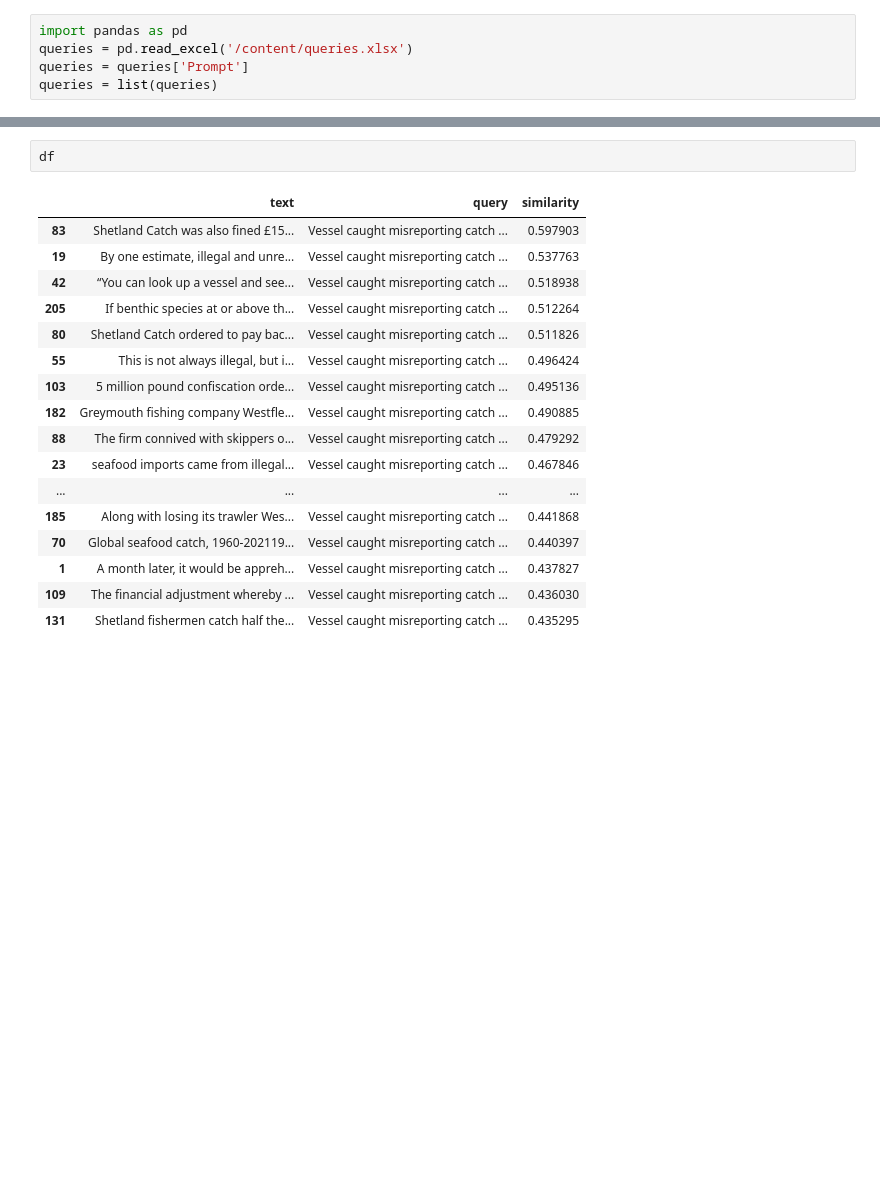
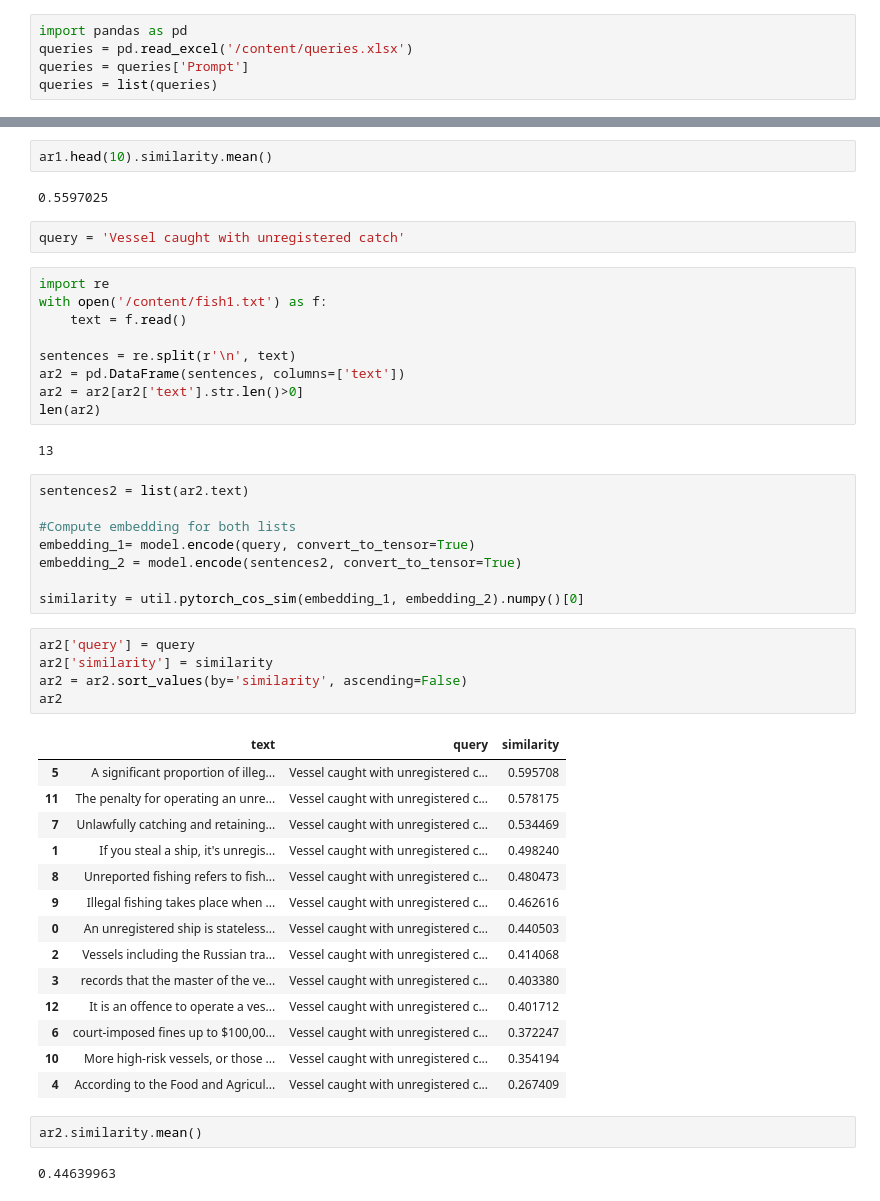
Before and after one commit to MYOUSSF/m2pi-ncis-prompts, a Jupyter notebook: Similarities.ipynb, the cells around one changed output, grey strips where cells are left out. Saved outputs shown, nothing was run; the diff lists cells and outputs as text; blank space fills up the shorter version.

```diff
--- a/Similarities.ipynb
+++ b/Similarities.ipynb
@@ -57,20 +60,49 @@ df = df.sort_values(by='similarity', ascending=False).head(20)
-# %%
-df
-# %% [output]
-|  | text | query | similarity |
-| 83 | Shetland Catch was also fined £15... | Vessel caught misreporting catch ... | 0.597903 |
-| 19 | By one estimate, illegal and unre... | Vessel caught misreporting catch ... | 0.537763 |
-| 42 | “You can look up a vessel and see... | Vessel caught misreporting catch ... | 0.518938 |
-| 205 | If benthic species at or above th... | Vessel caught misreporting catch ... | 0.512264 |
-| 80 | Shetland Catch ordered to pay bac... | Vessel caught misreporting catch ... | 0.511826 |
-| 55 | This is not always illegal, but i... | Vessel caught misreporting catch ... | 0.496424 |
-| 103 | 5 million pound confiscation orde... | Vessel caught misreporting catch ... | 0.495136 |
-| 182 | Greymouth fishing company Westfle... | Vessel caught misreporting catch ... | 0.490885 |
-| 88 | The firm connived with skippers o... | Vessel caught misreporting catch ... | 0.479292 |
-| 23 | seafood imports came from illegal... | Vessel caught misreporting catch ... | 0.467846 |
-| ... | ... | ... | ... |
-| 185 | Along with losing its trawler Wes... | Vessel caught misreporting catch ... | 0.441868 |
-| 70 | Global seafood catch, 1960-202119... | Vessel caught misreporting catch ... | 0.440397 |
-| 1 | A month later, it would be appreh... | Vessel caught misreporting catch ... | 0.437827 |
-| 109 | The financial adjustment whereby ... | Vessel caught misreporting catch ... | 0.436030 |
-| 131 | Shetland fishermen catch half the... | Vessel caught misreporting catch ... | 0.435295 |
+# %%
+ar1.head(10).similarity.mean()
+# %% [output]
+0.5597025
+# %%
+query = 'Vessel caught with unregistered catch'
+# %%
+import re
+with open('/content/fish1.txt') as f:
+    text = f.read()
+
+sentences = re.split(r'\n', text)
+ar2 = pd.DataFrame(sentences, columns=['text'])
+ar2 = ar2[ar2['text'].str.len()>0]
+len(ar2)
+# %% [output]
+13
+# %%
+sentences2 = list(ar2.text)
+
+#Compute embedding for both lists
+embedding_1= model.encode(query, convert_to_tensor=True)
+embedding_2 = model.encode(sentences2, convert_to_tensor=True)
+
+similarity = util.pytorch_cos_sim(embedding_1, embedding_2).numpy()[0]
+# %%
+ar2['query'] = query
+ar2['similarity'] = similarity
+ar2 = ar2.sort_values(by='similarity', ascending=False)
+ar2
+# %% [output]
+|  | text | query | similarity |
+| 5 | A significant proportion of illeg... | Vessel caught with unregistered c... | 0.595708 |
+| 11 | The penalty for operating an unre... | Vessel caught with unregistered c... | 0.578175 |
+| 7 | Unlawfully catching and retaining... | Vessel caught with unregistered c... | 0.534469 |
+| 1 | If you steal a ship, it's unregis... | Vessel caught with unregistered c... | 0.498240 |
+| 8 | Unreported fishing refers to fish... | Vessel caught with unregistered c... | 0.480473 |
+| 9 | Illegal fishing takes place when ... | Vessel caught with unregistered c... | 0.462616 |
+| 0 | An unregistered ship is stateless... | Vessel caught with unregistered c... | 0.440503 |
+| 2 | Vessels including the Russian tra... | Vessel caught with unregistered c... | 0.414068 |
+| 3 | records that the master of the ve... | Vessel caught with unregistered c... | 0.403380 |
+| 12 | It is an offence to operate a ves... | Vessel caught with unregistered c... | 0.401712 |
+| 6 | court-imposed fines up to $100,00... | Vessel caught with unregistered c... | 0.372247 |
+| 10 | More high-risk vessels, or those ... | Vessel caught with unregistered c... | 0.354194 |
+| 4 | According to the Food and Agricul... | Vessel caught with unregistered c... | 0.267409 |
+# %%
+ar2.similarity.mean()
+# %% [output]
+0.44639963
```
Also changed, not shown: parts of 12 cells of this notebook.
